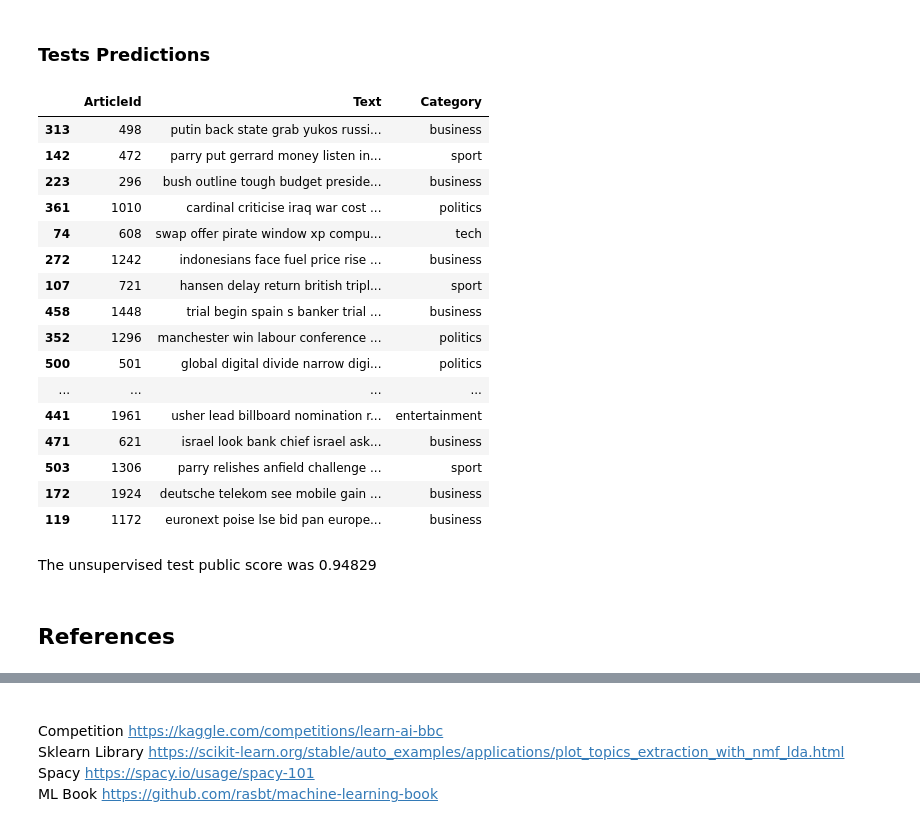
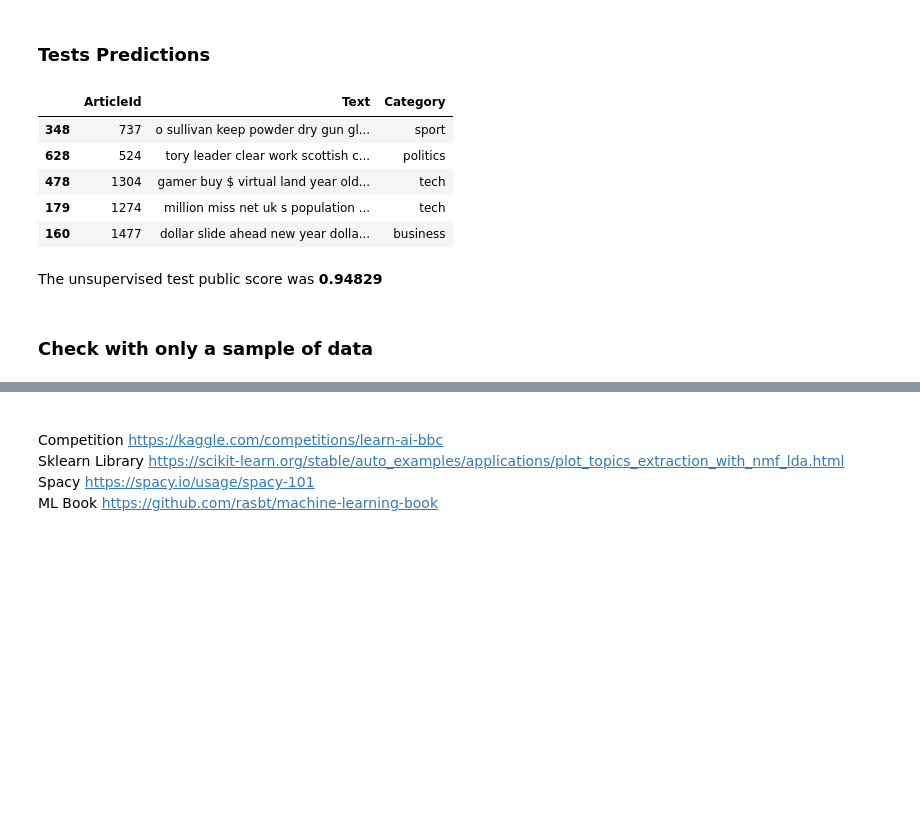
Before and after one commit to paws07/bbc_news_text_classification, a Jupyter notebook: bbc_news_classification.ipynb, the cells around one changed output, grey strips where cells are left out. Saved outputs shown, nothing was run; the diff lists cells and outputs as text; code cells hidden in the pictures; blank space fills up the shorter version.

Commit message:
Predictions with only 50% data

```diff
--- a/bbc_news_classification.ipynb
+++ b/bbc_news_classification.ipynb
@@ -88,4 +134,7 @@ We can use grid search for tfidft and nmf parameters to tune the model, for this
 # %%
-nmf = NMF(n_components=5, # The number of topics we want
-          beta_loss='frobenius', #
+# Fit a NMF model on the tf-dif values
+nmf = NMF(solver='mu',
+          n_components=5, # The number of topics we want
+          beta_loss='kullback-leibler', #
           random_state=42)
+nmf.fit(tfidf_run)
@@ -264,23 +266,12 @@ cf_m_sup.plot()
 test_category_predictions = knn.predict(tfidf_test_run.toarray())
 # %%
 test_results_supervised = test.copy().assign(Category=test_category_predictions)
-test_results_supervised.sample(20)
+test_results_supervised.sample(5)
 # %% [output]
 |  | ArticleId | Text | Category |
-| 313 | 498 | putin back state grab yukos russi... | business |
-| 142 | 472 | parry put gerrard money listen in... | sport |
-| 223 | 296 | bush outline tough budget preside... | business |
-| 361 | 1010 | cardinal criticise iraq war cost ... | politics |
-| 74 | 608 | swap offer pirate window xp compu... | tech |
-| 272 | 1242 | indonesians face fuel price rise ... | business |
-| 107 | 721 | hansen delay return british tripl... | sport |
-| 458 | 1448 | trial begin spain s banker trial ... | business |
-| 352 | 1296 | manchester win labour conference ... | politics |
-| 500 | 501 | global digital divide narrow digi... | politics |
-| ... | ... | ... | ... |
-| 441 | 1961 | usher lead billboard nomination r... | entertainment |
-| 471 | 621 | israel look bank chief israel ask... | business |
-| 503 | 1306 | parry relishes anfield challenge ... | sport |
-| 172 | 1924 | deutsche telekom see mobile gain ... | business |
-| 119 | 1172 | euronext poise lse bid pan europe... | business |
+| 348 | 737 | o sullivan keep powder dry gun gl... | sport |
+| 628 | 524 | tory leader clear work scottish c... | politics |
+| 478 | 1304 | gamer buy $ virtual land year old... | tech |
+| 179 | 1274 | million miss net uk s population ... | tech |
+| 160 | 1477 | dollar slide ahead new year dolla... | business |
 # %%
@@ -288,4 +279,4 @@ test_results_supervised[['ArticleId', 'Category']].to_csv('predictions\supervise
 # %% [markdown]
-The unsupervised test public score was 0.94829
+The unsupervised test public score was **0.94829**
-# %% [markdown]
-## References
+# %% [markdown]
+### Check with only a sample of data
```
Also changed, not shown: parts of 36 cells of this notebook, 3 other files.
